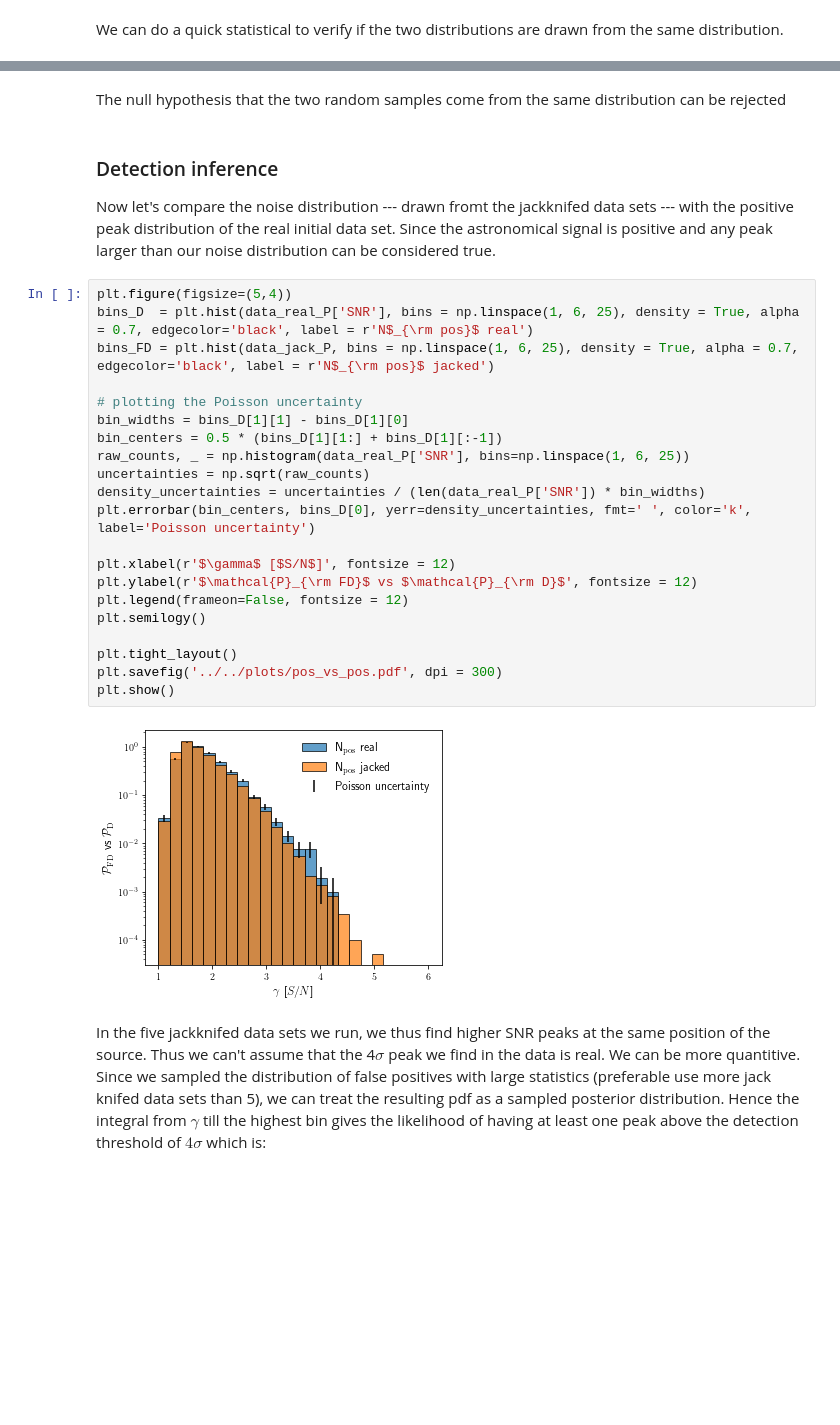
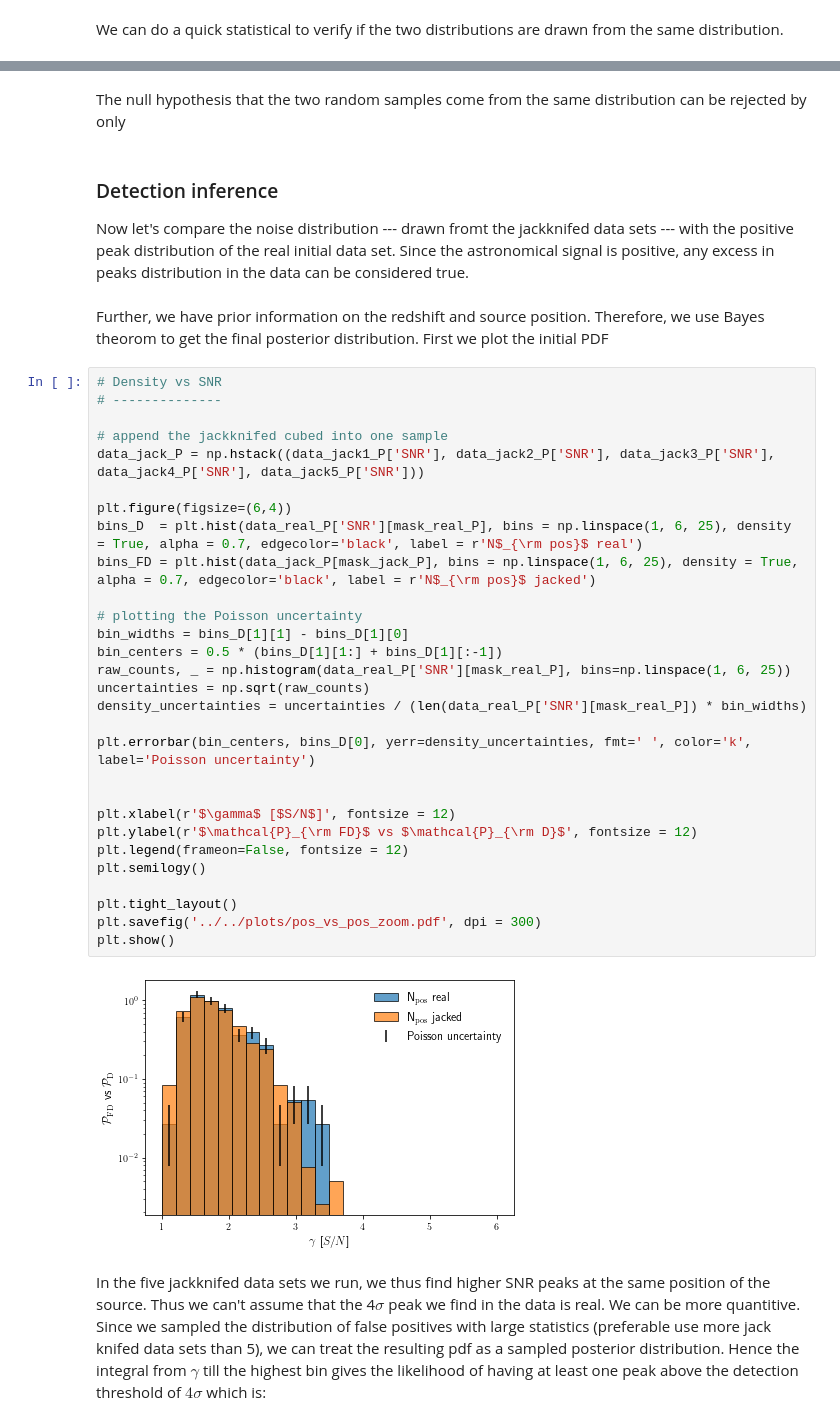
Before and after one commit to Joshiwavm/jackknify, a Jupyter notebook: docs/notebooks/HowToLineFind.ipynb, the cells around one changed output, grey strips where cells are left out. Cells and saved outputs as stored; diff of their text form; blank space fills up the shorter version.

```diff
--- a/docs/notebooks/HowToLineFind.ipynb
+++ b/docs/notebooks/HowToLineFind.ipynb
@@ -122,32 +135,42 @@ p-value = 0.00000
 # %% [markdown]
-The null hypothesis that the two random samples come from the same distribution can be rejected
+The null hypothesis that the two random samples come from the same distribution can be rejected by only
 # %% [markdown]
 ### Detection inference
 
-Now let's compare the noise distribution --- drawn fromt the jackknifed data sets --- with the positive peak distribution of the real initial data set. Since the astronomical signal is positive and any peak larger than our noise distribution can be considered true.
+Now let's compare the noise distribution --- drawn fromt the jackknifed data sets --- with the positive peak distribution of the real initial data set. Since the astronomical signal is positive, any excess in peaks distribution in the data can be considered true.
-# %%
-plt.figure(figsize=(5,4))
-bins_D  = plt.hist(data_real_P['SNR'], bins = np.linspace(1, 6, 25), density = True, alpha = 0.7, edgecolor='black', label = r'N$_{\rm pos}$ real')
-bins_FD = plt.hist(data_jack_P, bins = np.linspace(1, 6, 25), density = True, alpha = 0.7, edgecolor='black', label = r'N$_{\rm pos}$ jacked')
-
-# plotting the Poisson uncertainty
-bin_widths = bins_D[1][1] - bins_D[1][0]
-bin_centers = 0.5 * (bins_D[1][1:] + bins_D[1][:-1])
-raw_counts, _ = np.histogram(data_real_P['SNR'], bins=np.linspace(1, 6, 25))
-uncertainties = np.sqrt(raw_counts)
-density_uncertainties = uncertainties / (len(data_real_P['SNR']) * bin_widths)
-plt.errorbar(bin_centers, bins_D[0], yerr=density_uncertainties, fmt=' ', color='k', label='Poisson uncertainty')
-
-plt.xlabel(r'$\gamma$ [$S/N$]', fontsize = 12)
-plt.ylabel(r'$\mathcal{P}_{\rm FD}$ vs $\mathcal{P}_{\rm D}$', fontsize = 12)
-plt.legend(frameon=False, fontsize = 12)
-plt.semilogy()
-
-plt.tight_layout()
-plt.savefig('../../plots/pos_vs_pos.pdf', dpi = 300)
-plt.show()
-# %% [output]
-[figure, old version]
+# %% [markdown]
+Further, we have prior information on the redshift and source position. Therefore, we use Bayes theorom to get the final posterior distribution. First we plot the initial PDF
+# %%
+# Density vs SNR
+# --------------
+
+# append the jackknifed cubed into one sample
+data_jack_P = np.hstack((data_jack1_P['SNR'], data_jack2_P['SNR'], data_jack3_P['SNR'], data_jack4_P['SNR'], data_jack5_P['SNR']))
+
+plt.figure(figsize=(6,4))
+bins_D  = plt.hist(data_real_P['SNR'][mask_real_P], bins = np.linspace(1, 6, 25), density = True, alpha = 0.7, edgecolor='black', label = r'N$_{\rm pos}$ real')
+bins_FD = plt.hist(data_jack_P[mask_jack_P], bins = np.linspace(1, 6, 25), density = True, alpha = 0.7, edgecolor='black', label = r'N$_{\rm pos}$ jacked')
+
+# plotting the Poisson uncertainty
+bin_widths = bins_D[1][1] - bins_D[1][0]
+bin_centers = 0.5 * (bins_D[1][1:] + bins_D[1][:-1])
+raw_counts, _ = np.histogram(data_real_P['SNR'][mask_real_P], bins=np.linspace(1, 6, 25))
+uncertainties = np.sqrt(raw_counts)
+density_uncertainties = uncertainties / (len(data_real_P['SNR'][mask_real_P]) * bin_widths)
+
+plt.errorbar(bin_centers, bins_D[0], yerr=density_uncertainties, fmt=' ', color='k', label='Poisson uncertainty')
+
+
+plt.xlabel(r'$\gamma$ [$S/N$]', fontsize = 12)
+plt.ylabel(r'$\mathcal{P}_{\rm FD}$ vs $\mathcal{P}_{\rm D}$', fontsize = 12)
+plt.legend(frameon=False, fontsize = 12)
+plt.semilogy()
+
+plt.tight_layout()
+plt.savefig('../../plots/pos_vs_pos_zoom.pdf', dpi = 300)
+plt.show()
+# %% [output]
+[figure, added]
 # %% [markdown]
 In the five jackknifed data sets we run, we thus find higher SNR peaks at the same position of the source. Thus we can't assume that the 4$\sigma$ peak we find in the data is real. We can be more quantitive. Since we sampled the distribution of false positives with large statistics (preferable use more jack knifed data sets than 5), we can treat the resulting pdf as a sampled posterior distribution. Hence the integral from $\gamma$ till the highest bin gives the likelihood of having at least one peak above the detection threshold of $4\sigma$ which is:
 # %%
```
Also changed, not shown: parts of 21 cells of this notebook, 3 other files.
